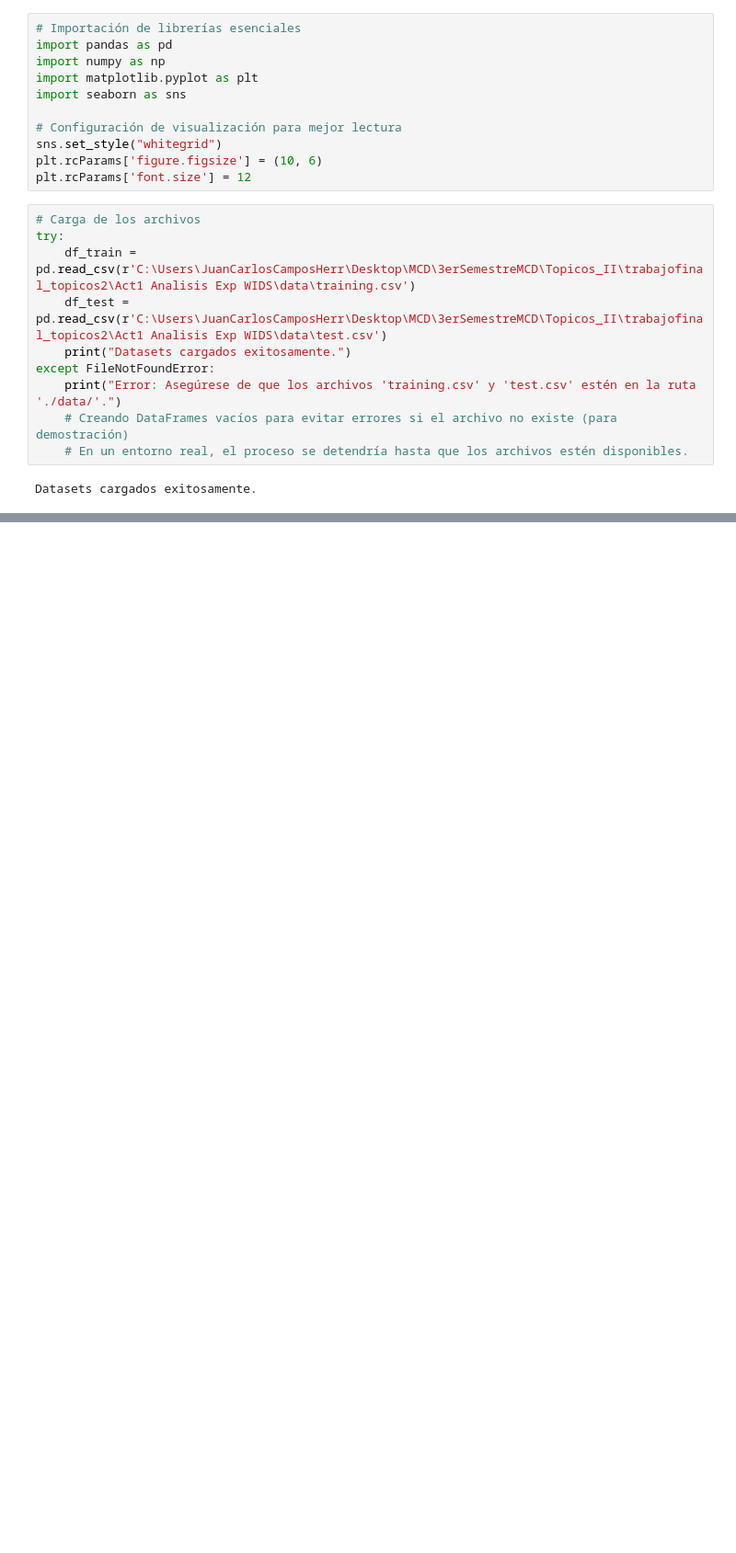
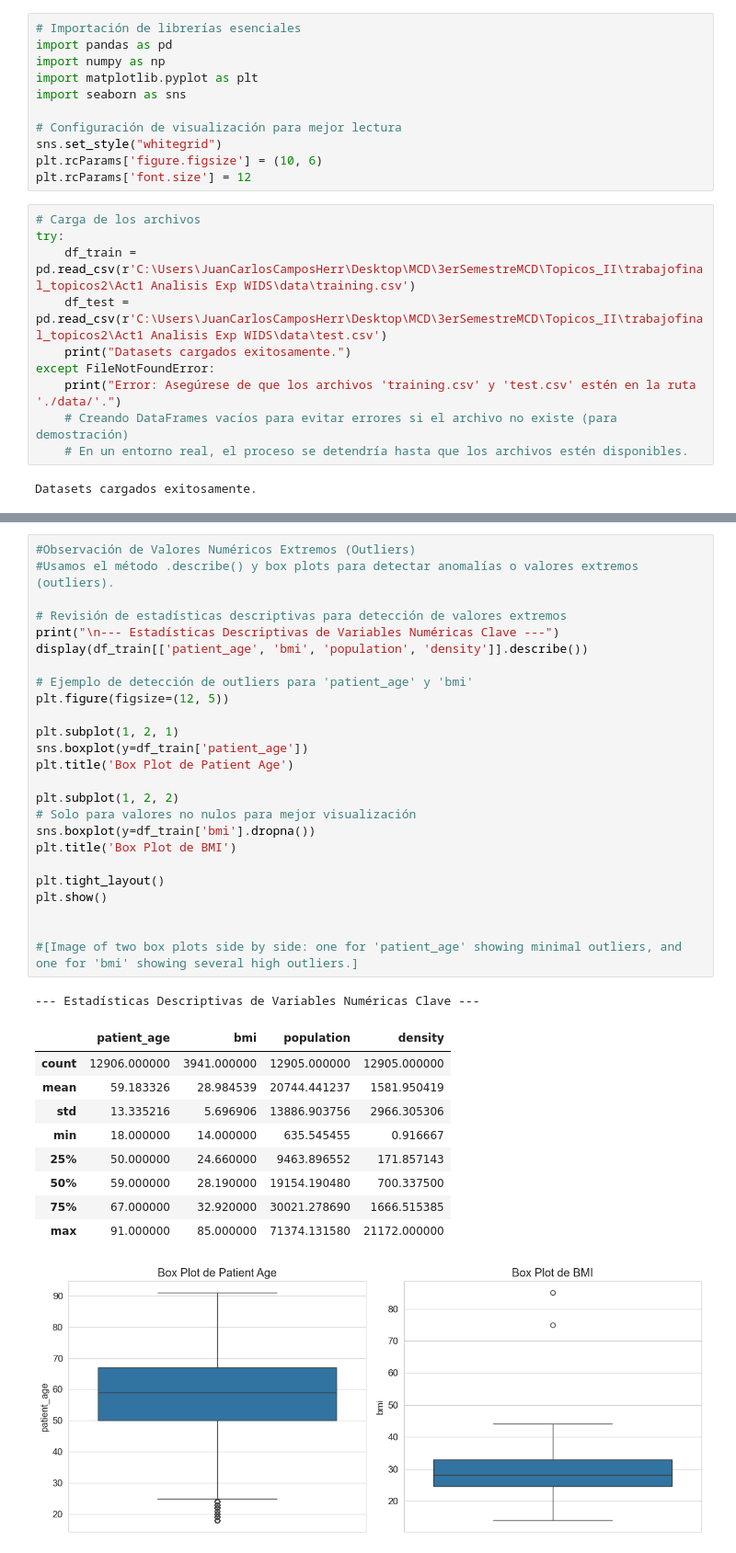
Before and after one commit to JCcampos-png/trabajofinal_topicos2, a Jupyter notebook: Act1 Analisis Exp WIDS/notebooks/analisis_exploratorio.ipynb, the cells around one changed output, grey strips where cells are left out. Shown at 92% size. Drawn from its saved outputs; the diff is of its cells as text; blank space fills up the shorter version.

```diff
--- a/Act1 Analisis Exp WIDS/notebooks/analisis_exploratorio.ipynb
+++ b/Act1 Analisis Exp WIDS/notebooks/analisis_exploratorio.ipynb
@@ -29,0 +216,37 @@ Datasets cargados exitosamente.
+# %%
+#Observación de Valores Numéricos Extremos (Outliers)
+#Usamos el método .describe() y box plots para detectar anomalías o valores extremos (outliers).
+
+# Revisión de estadísticas descriptivas para detección de valores extremos
+print("\n--- Estadísticas Descriptivas de Variables Numéricas Clave ---")
+display(df_train[['patient_age', 'bmi', 'population', 'density']].describe())
+
+# Ejemplo de detección de outliers para 'patient_age' y 'bmi'
+plt.figure(figsize=(12, 5))
+
+plt.subplot(1, 2, 1)
+sns.boxplot(y=df_train['patient_age'])
+plt.title('Box Plot de Patient Age')
+
+plt.subplot(1, 2, 2)
+# Solo para valores no nulos para mejor visualización
+sns.boxplot(y=df_train['bmi'].dropna())
+plt.title('Box Plot de BMI')
+
+plt.tight_layout()
+plt.show()
+
+
+#[Image of two box plots side by side: one for 'patient_age' showing minimal outliers, and one for 'bmi' showing several high outliers.]
+# %% [output]
+--- Estadísticas Descriptivas de Variables Numéricas Clave ---
+|  | patient_age | bmi | population | density |
+| count | 12906.000000 | 3941.000000 | 12905.000000 | 12905.000000 |
+| mean | 59.183326 | 28.984539 | 20744.441237 | 1581.950419 |
+| std | 13.335216 | 5.696906 | 13886.903756 | 2966.305306 |
+| min | 18.000000 | 14.000000 | 635.545455 | 0.916667 |
+| 25% | 50.000000 | 24.660000 | 9463.896552 | 171.857143 |
+| 50% | 59.000000 | 28.190000 | 19154.190480 | 700.337500 |
+| 75% | 67.000000 | 32.920000 | 30021.278690 | 1666.515385 |
+| max | 91.000000 | 85.000000 | 71374.131580 | 21172.000000 |
+[figure, added]
```
Also changed, not shown: parts of 28 cells of this notebook.
